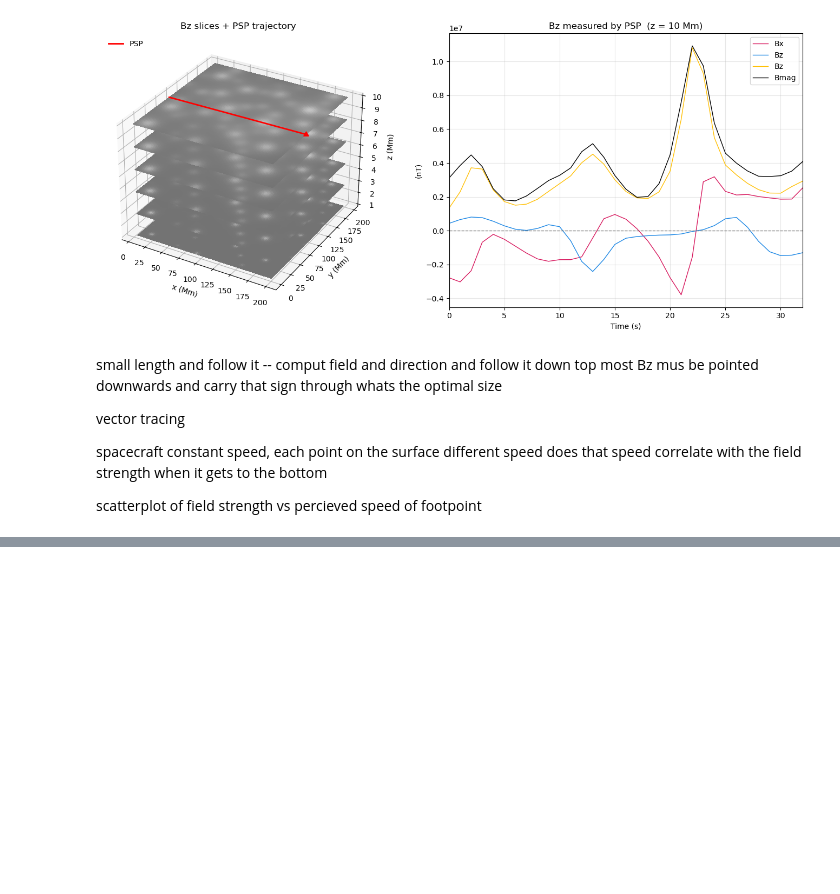
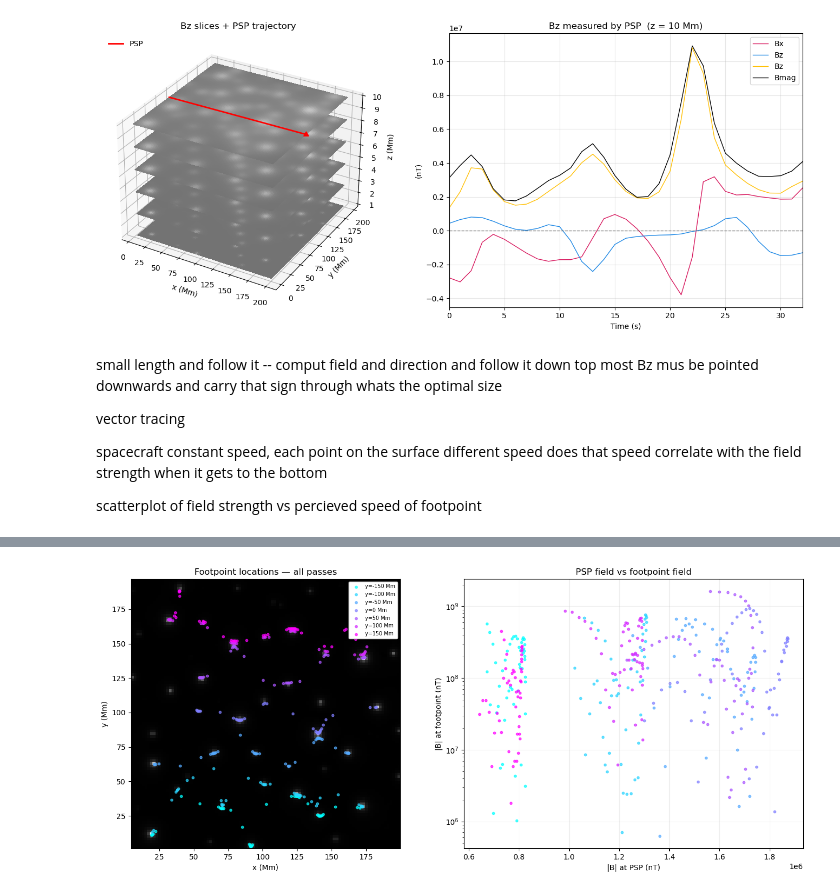
Before and after one commit to aylaweitz/PSP-footpoints, a Jupyter notebook: test.ipynb, the cells around one changed output, grey strips where cells are left out. Saved outputs shown, nothing was run; the diff lists cells and outputs as text; code cells hidden in the pictures; blank space fills up the shorter version.

```diff
--- a/test.ipynb
+++ b/test.ipynb
@@ -440,10 +461,0 @@ Time between sampled points: 50.00 s
-# %%
-t = np.arange(len(x_foot))
-
-displacement = np.sqrt(x_foot**2 + y_foot**2)
-
-footpoint_speed = np.diff(displacement) / dt_sample
-
-plt.scatter((t*dt_sample)[:-1], np.diff(displacement))
-plt.ylabel('Footpoint displacement [Mm]')
-plt.xlabel('Time [s]')
@@ -464,0 +496,44 @@ Text(0.5, 0, 'Footpoint speed [Mm / s]')
+# %%
+fig, axes = plt.subplots(1, 2, figsize=(14, 6))
+# fig.patch.set_facecolor('#0d0d0d')
+
+# background |B| at photosphere
+X, Y = make_grid()
+Bx_fl, By_fl, Bz_fl = calc_B(X, Y, 0.1, xi, yi, phi)
+Bmag_floor = np.sqrt(Bx_fl**2 + By_fl**2 + Bz_fl**2)
+extent = [X[0,0], X[0,-1], Y[0,0], Y[-1,0]]
+
+colors_passes = plt.cm.cool(np.linspace(0, 1, len(y_offsets)))
+
+# for ax in axes:
+vmax = np.max(np.abs(Bmag_floor))
+norm = TwoSlopeNorm(vcenter=0, vmin=-vmax, vmax=vmax)
+axes[0].imshow(norm(Bmag_floor), origin='lower', extent=extent,
+          cmap='Greys_r', aspect='equal')
+    # ax.tick_params(colors='white')
+    # for spine in ax.spines.values():
+    #     spine.set_edgecolor('white')
+
+# left: footpoint locations colored by pass
+for color, x_foot, y_foot, YOFFSET in zip(colors_passes, x_foots, y_foots, y_offsets):
+    axes[0].scatter(x_foot, y_foot, color=color, s=10, alpha=0.7,
+                    label=f'y={YOFFSET} Mm')
+axes[0].set_xlabel('x (Mm)')
+axes[0].set_ylabel('y (Mm)')
+axes[0].set_title('Footpoint locations — all passes')
+axes[0].legend(fontsize=7, framealpha=1.0,
+               loc='upper right')
+
+# right: |B| at PSP vs |B| at footpoint, all passes
+for color, B_foot, B_psp in zip(colors_passes, B_foots, B_psps):
+    axes[1].scatter(B_psp, B_foot, color=color, s=10, alpha=0.7)
+axes[1].set_xlabel('|B| at PSP (nT)')
+axes[1].set_ylabel('|B| at footpoint (nT)')
+axes[1].set_title('PSP field vs footpoint field')
+axes[1].set_yscale('log')
+axes[1].grid(True, alpha=0.2)
+
+plt.tight_layout()
+plt.show()
+# %% [output]
+[figure, added]
```
Also changed, not shown: parts of 23 cells of this notebook.
